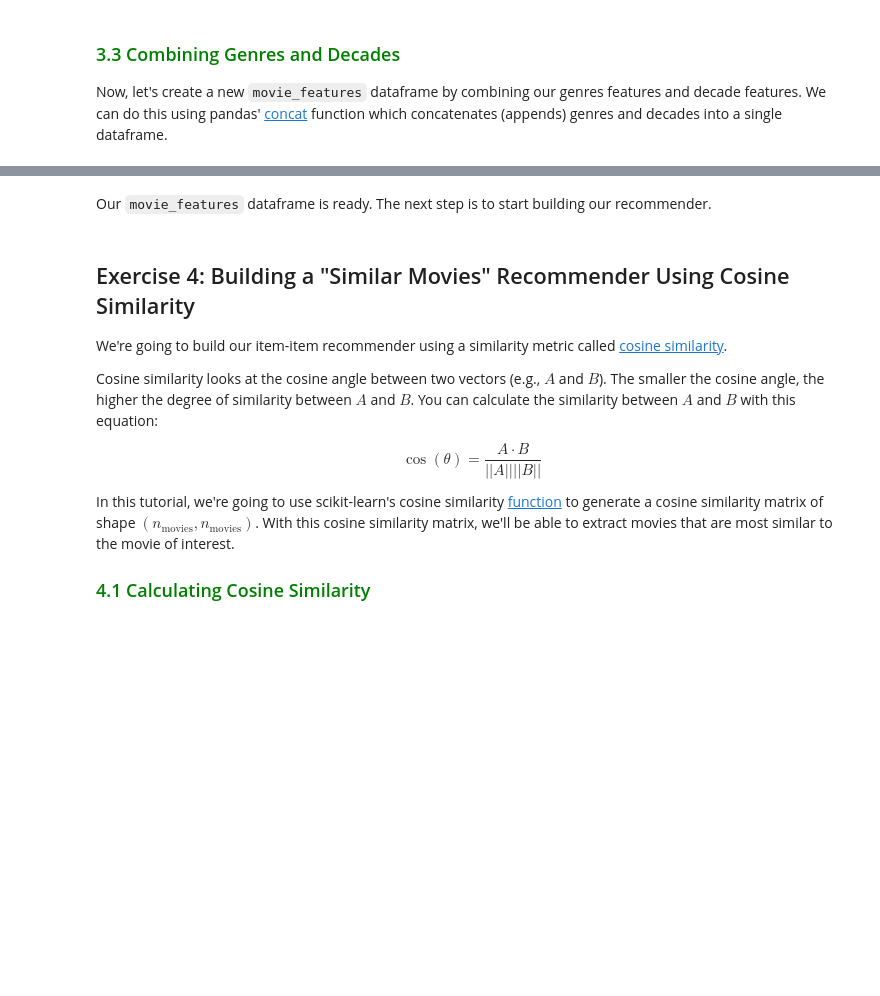
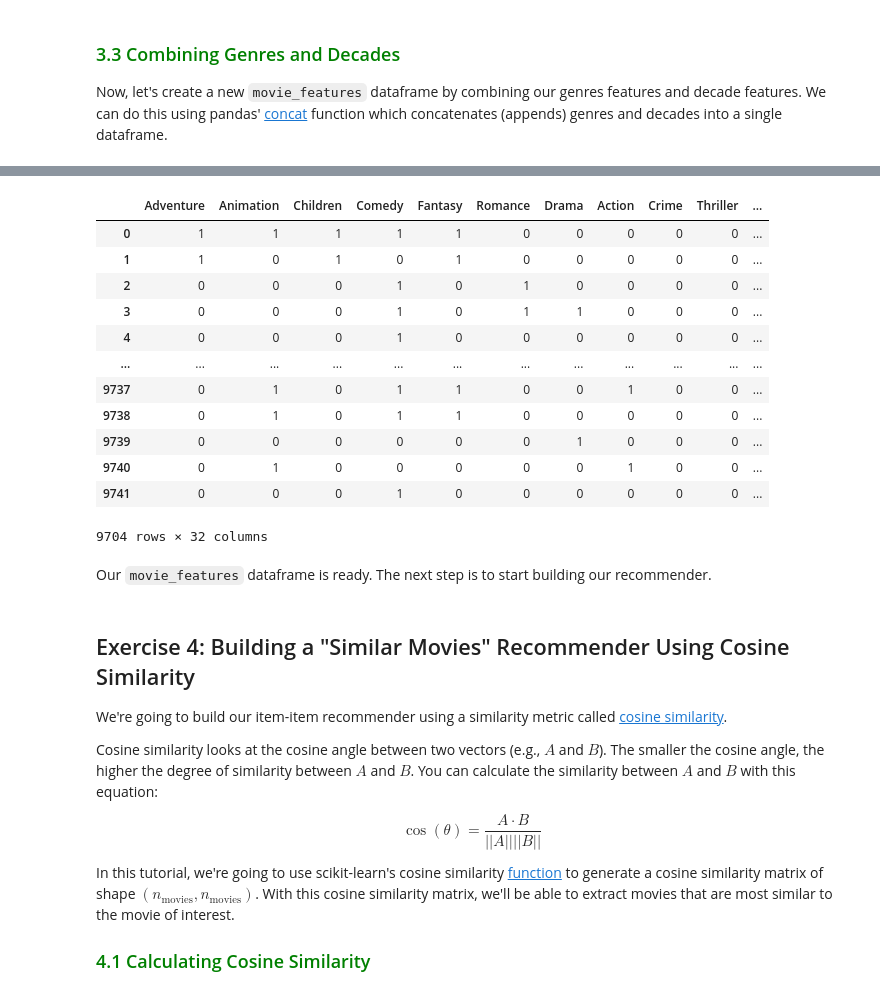
Before and after one commit to LCDA-UCP/tac-hands-on, a Jupyter notebook: exercises/session20-21-22/part2_cold_start_problem_exercises.ipynb, the cells around one changed output, grey strips where cells are left out. Drawn from its saved outputs; the diff is of its cells as text; code cells hidden in the pictures; blank space fills up the shorter version.

```diff
--- a/exercises/session20-21-22/part2_cold_start_problem_exercises.ipynb
+++ b/exercises/session20-21-22/part2_cold_start_problem_exercises.ipynb
@@ -174,0 +208,3 @@ Number of movies after removing null years: 9718
+# %%
+movies = movies[~movies['year'].isnull()]
+movies['movieId'].nunique()
@@ -193,7 +232,7 @@ get_decade(x)
 1990
 # %%
 def round_down(year):
-    return # ...
+    return year - year % 10
 
 round_down(x)
 # %% [output]
@@ -229,0 +274,5 @@ First, we need to manipulate the `genres` column so that each genre is represent
+# %%
+genres = list(genres_count.keys())
+
+for g in genres:
+    movies[g] = movies['genres'].transform(lambda x: int(g in x))
@@ -253,0 +312,3 @@ Great! Our genres columns are represented as binary feautres. The next step is t
+# %%
+movies_decade = pd.get_dummies(movies['decade'])
+movies_decade.head()
@@ -268,3 +326,20 @@ Now, let's create a new `movie_features` dataframe by combining our genres featu
+# %%
+movies_features = pd.concat([movies[genres], movies_decade], axis=1)
+movies_features
+# %% [output]
+|  | Adventure | Animation | Children | Comedy | Fantasy | Romance | Drama | Action | Crime | Thriller | ... |
+| 0 | 1 | 1 | 1 | 1 | 1 | 0 | 0 | 0 | 0 | 0 | ... |
+| 1 | 1 | 0 | 1 | 0 | 1 | 0 | 0 | 0 | 0 | 0 | ... |
+| 2 | 0 | 0 | 0 | 1 | 0 | 1 | 0 | 0 | 0 | 0 | ... |
+| 3 | 0 | 0 | 0 | 1 | 0 | 1 | 1 | 0 | 0 | 0 | ... |
+| 4 | 0 | 0 | 0 | 1 | 0 | 0 | 0 | 0 | 0 | 0 | ... |
+| ... | ... | ... | ... | ... | ... | ... | ... | ... | ... | ... | ... |
+| 9737 | 0 | 1 | 0 | 1 | 1 | 0 | 0 | 1 | 0 | 0 | ... |
+| 9738 | 0 | 1 | 0 | 1 | 1 | 0 | 0 | 0 | 0 | 0 | ... |
+| 9739 | 0 | 0 | 0 | 0 | 0 | 0 | 1 | 0 | 0 | 0 | ... |
+| 9740 | 0 | 1 | 0 | 0 | 0 | 0 | 0 | 1 | 0 | 0 | ... |
+| 9741 | 0 | 0 | 0 | 1 | 0 | 0 | 0 | 0 | 0 | 0 | ... |
+9704 rows × 32 columns
 # %% [markdown]
 Our `movie_features` dataframe is ready. The next step is to start building our recommender.
 # %% [markdown]
```
Also changed, not shown: parts of 35 cells of this notebook, 1 other file.
